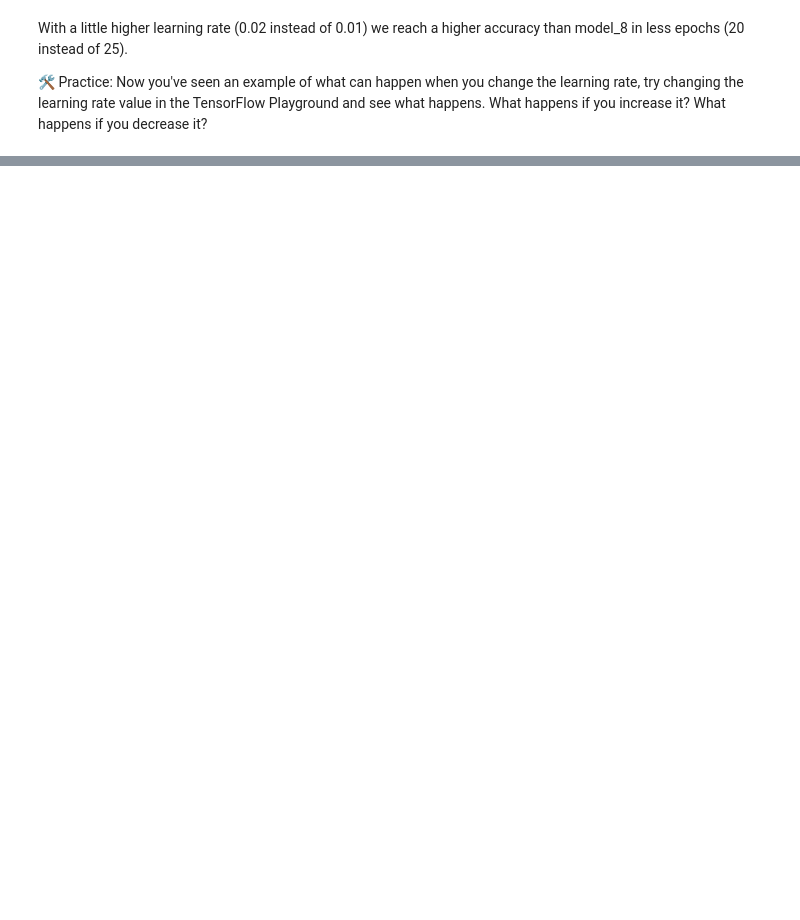
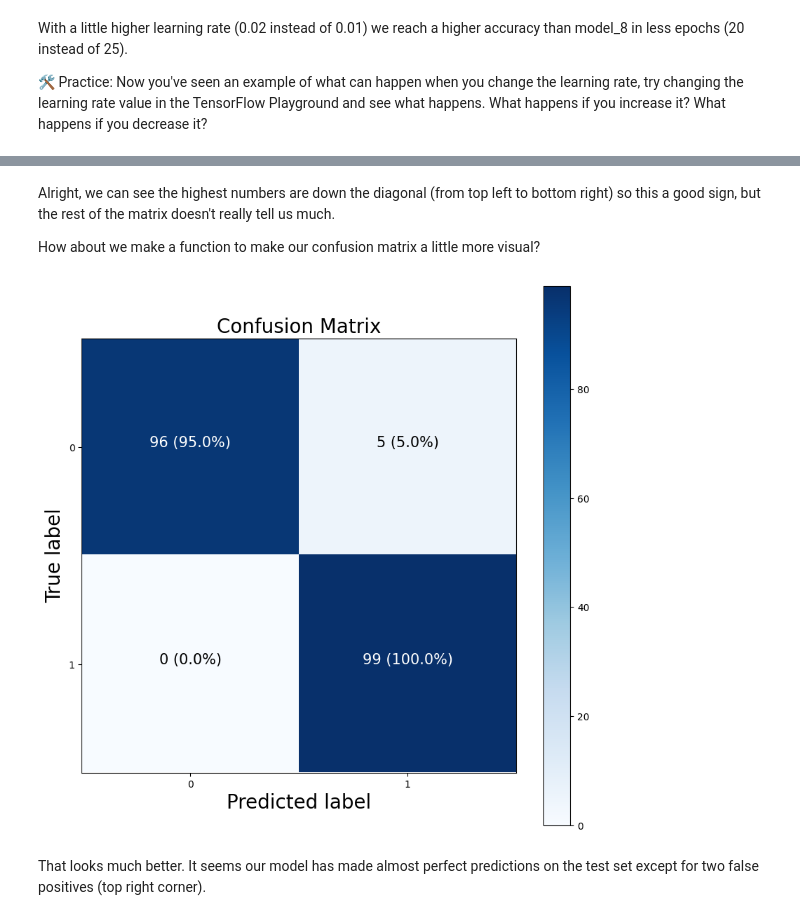
Before and after one commit to Ifeoluwakareem/IFEOLUWA_ML, a Jupyter notebook: Neural_Network_Classification_in_tensorflow.ipynb, the cells around one changed output, grey strips where cells are left out. Saved outputs shown, nothing was run; the diff lists cells and outputs as text; code cells hidden in the pictures; blank space fills up the shorter version.

```diff
--- a/Neural_Network_Classification_in_tensorflow.ipynb
+++ b/Neural_Network_Classification_in_tensorflow.ipynb
@@ -1126,0 +1153,11 @@ doing binary classifcation...
+# %%
+# We can make a confusion matrix using Scikit-Learn's confusion_matrix method.
+
+# Create a confusion matrix
+from sklearn.metrics import confusion_matrix
+
+# Make predictions
+y_preds = model_10.predict(X_test)
+
+# Create confusion matrix
+confusion_matrix(y_test, y_preds)
@@ -1126,0 +1226,65 @@ doing binary classifcation...
+# %% [markdown]
+Alright, we can see the highest numbers are down the diagonal (from top left to bottom right) so this a good sign, but the rest of the matrix doesn't really tell us much.
+
+How about we make a function to make our confusion matrix a little more visual?
+# %%
+# Note: The following confusion matrix code is a remix of Scikit-Learn's
+# plot_confusion_matrix function - https://scikit-learn.org/stable/modules/generated/sklearn.metrics.plot_confusion_matrix.html
+# and Made with ML's introductory notebook - https://github.com/GokuMohandas/MadeWithML/blob/main/notebooks/08_Neural_Networks.ipynb
+import itertools
+
+figsize = (10, 10)
+# %%
+# Create the confusion matrix
+cm = confusion_matrix(y_test, tf.round(y_preds))
+cm_norm = cm.astype("float") / cm.sum(axis=1)[:, np.newaxis] # normalize it
+n_classes = cm.shape[0]
+
+# Let's prettify it
+fig, ax = plt.subplots(figsize=figsize)
+# Create a matrix plot
+cax = ax.matshow(cm, cmap=plt.cm.Blues) # https://matplotlib.org/3.2.0/api/_as_gen/matplotlib.axes.Axes.matshow.html
+fig.colorbar(cax)
+
+# Create classes
+classes = False
+
+# Create classes
+classes = False
+
+if classes:
+  labels = classes
+else:
+  labels = np.arange(cm.shape[0])
+
+# Label the axes
+ax.set(title="Confusion Matrix",
+       xlabel="Predicted label",
+       ylabel="True label",
+       xticks=np.arange(n_classes),
+       yticks=np.arange(n_classes),
+       xticklabels=labels,
+       yticklabels=labels)
+
+# Set x-axis labels to bottom
+ax.xaxis.set_label_position("bottom")
+ax.xaxis.tick_bottom()
+
+# Adjust label size
+ax.xaxis.label.set_size(20)
+ax.yaxis.label.set_size(20)
+ax.title.set_size(20)
+
+# Set threshold for different colors
+threshold = (cm.max() + cm.min()) / 2.
+
+# Plot the text on each cell
+for i, j in itertools.product(range(cm.shape[0]), range(cm.shape[1])):
+  plt.text(j, i, f"{cm[i, j]} ({cm_norm[i, j]*100:.1f}%)",
+           horizontalalignment="center",
+           color="white" if cm[i, j] > threshold else "black",
+           size=15)
+# %% [output]
+[figure, added]
+# %% [markdown]
+That looks much better. It seems our model has made almost perfect predictions on the test set except for two false positives (top right corner).
```
Also changed, not shown: parts of 94 cells of this notebook.
